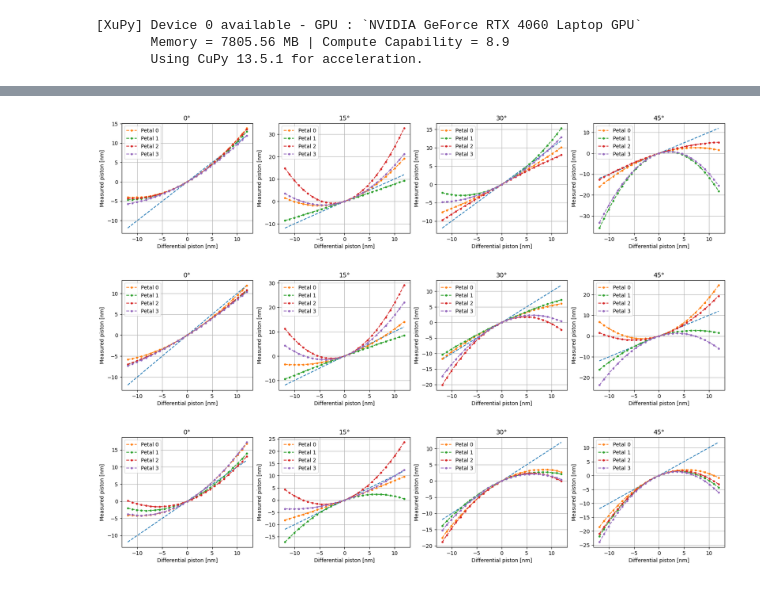
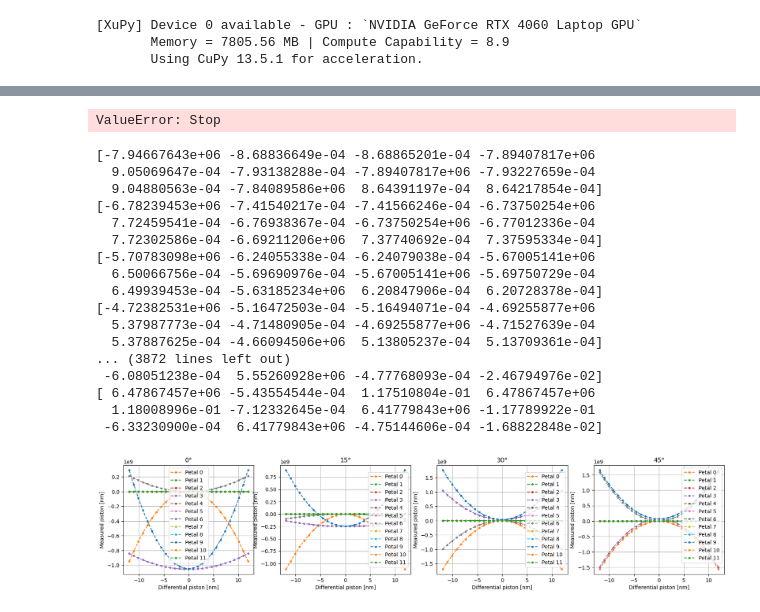
Before and after one commit to ArcetriAdaptiveOptics/ekarus, a Jupyter notebook: ekarus/notebooks/petalingSensitivity.ipynb, the cells around one changed output, grey strips where cells are left out. Cells and saved outputs as stored; diff of their text form; code cells hidden in the pictures.

```diff
--- a/ekarus/notebooks/petalingSensitivity.ipynb
+++ b/ekarus/notebooks/petalingSensitivity.ipynb
@@ -79,9 +79,10 @@ detector_shape = (256,256)
 ccd = Detector(detector_shape=detector_shape)
 
 # Slope computer
-pars = {'modulationInLambdaOverD':3}
+pars = {'modulationInLambdaOverD':0}
 sc = SlopeComputer(wfs, ccd, pars)
-sc.calibrate_sensor(tn='', prefix_str='', recompute=True, zero_phase=(1-cmask), lambdaOverD=lambdaOverD, Npix=64, centerObscurationInPixels=0.0)
+sc.calibrate_sensor(tn='', prefix_str='pyr_', recompute=True, zero_phase=(1-cmask), lambdaOverD=lambdaOverD, Npix=64, centerObscurationInPixels=0.0)
+sc._wfs.set_modulation_angle(0.0)
 # %% [output]
 Modulating 3 [lambda/D] with 20 modulation steps
 Defining the detector subaperture masks ...
@@ -113,7 +136,10 @@ plt.imshow(xp.asnumpy(aperture45),origin='lower',cmap='gray')
 # %%
-print(petals45.shape,petals00.shape,petals30.shape,petals15.shape)
-
-plt.figure()
-plt.imshow(masked_array(xp.asnumpy(petals15),mask=xp.asnumpy(aperture15)),origin='lower')
-plt.colorbar()
+QPTT = make_qptt_base(petals15)
+plt.figure(figsize=(10,12))
+for j in range(xp.shape(QPTT)[0]):
+    plt.subplot(4,3,j+1)
+    shape = reshape_on_mask(QPTT[j,:], aperture15)
+    plt.imshow(masked_array(xp.asnumpy(shape),mask=xp.asnumpy(aperture15)),origin='lower',cmap='Reds',vmin=-4,vmax=4)
+    plt.axis('off')
+    plt.colorbar()
 # %% [output]
@@ -122,0 +244,24 @@ plt.colorbar()
+# %%
+rad2nm = lambdaInM/(2*xp.pi)*1e+9
+qptt = make_qptt_base(petals15)
+aperture = 1-aperture15
+IM = calibrate_petal_im(aperture, qptt, amp=0.02, method='raw_intensity')
+Rec = xp.linalg.pinv(IM)
+plt.figure()
+plt.imshow(xp.asnumpy(IM.T @ IM))
+plt.colorbar()
+# plt.plot(xp.asnumpy(xp.diag(IM.T @ IM)))
+# plt.xscale('log')
+# plt.yscale('log')
+# plt.grid()
+# meas_amps, amp_vec = get_petal_sensitivity(aperture, qptt, Rec, amp=0.1)
+
+# plt.figure()
+# plt.plot(xp.asnumpy(amp_vec)*rad2nm,xp.asnumpy(amp_vec)*rad2nm,'--')
+# for j in range(meas_amps.shape[0]):
+#     plt.plot(xp.asnumpy(amp_vec)*rad2nm,xp.asnumpy(meas_amps[j,:]-meas_amps[j,14])*rad2nm,'--.',label=f'Petal {j:1.0f}')
+# plt.grid()
+
+plt.figure()
+plt.imshow(xp.asnumpy(ccd.last_frame),cmap='RdGy',origin='lower')
+plt.colorbar()
@@ -123 +280,7 @@ plt.colorbar()
+# %%
+
+
+raise ValueError('Stop')
+# %% [output]
+ValueError: Stop
 # %%
@@ -187,15 +314,26 @@ def plot_petal_response(petal_ids_list:list, method, max_amp:float, title_str_li
         if title_str_list is not None:
             plt.title(title_str_list[k])
 # %%
-plot_petal_response([petals00,petals15,petals30,petals45], method='slopes', max_amp=0.1, title_str_list=['0°','15°','30°','45°'])
+plot_petal_response([petals00,petals15,petals30,petals45], [aperture00,aperture15,aperture30,aperture45], method='slopes', max_amp=0.1, title_str_list=['0°','15°','30°','45°'])
 # %% [output]
+[-7.94667643e+06 -8.68836649e-04 -8.68865201e-04 -7.89407817e+06
+  9.05069647e-04 -7.93138288e-04 -7.89407817e+06 -7.93227659e-04
+  9.04880563e-04 -7.84089586e+06  8.64391197e-04  8.64217854e-04]
+[-6.78239453e+06 -7.41540217e-04 -7.41566246e-04 -6.73750254e+06
+  7.72459541e-04 -6.76938367e-04 -6.73750254e+06 -6.77012336e-04
+  7.72302586e-04 -6.69211206e+06  7.37740692e-04  7.37595334e-04]
+[-5.70783098e+06 -6.24055338e-04 -6.24079038e-04 -5.67005141e+06
+  6.50066756e-04 -5.69690976e-04 -5.67005141e+06 -5.69750729e-04
+  6.49939453e-04 -5.63185234e+06  6.20847906e-04  6.20728378e-04]
+[-4.72382531e+06 -5.16472503e-04 -5.16494071e-04 -4.69255877e+06
+  5.37987773e-04 -4.71480905e-04 -4.69255877e+06 -4.71527639e-04
+  5.37887625e-04 -4.66094506e+06  5.13805237e-04  5.13709361e-04]
+... (3872 lines left out)
+ -6.08051238e-04  5.55260928e+06 -4.77768093e-04 -2.46794976e-02]
+[ 6.47867457e+06 -5.43554544e-04  1.17510804e-01  6.47867457e+06
+  1.18008996e-01 -7.12332645e-04  6.41779843e+06 -1.17789922e-01
+ -6.33230900e-04  6.41779843e+06 -4.75144606e-04 -1.68822848e-02]
-[figure, old version]
+[figure, new version]
-# %%
-plot_petal_response([petals00,petals15,petals30,petals45], method='diagonal_slopes', max_amp=0.1, title_str_list=['0°','15°','30°','45°'])
-# %% [output]
-[figure, removed]
 # %%
-plot_petal_response([petals00,petals15,petals30,petals45], method='raw_intensity', max_amp=0.1, title_str_list=['0°','15°','30°','45°'])
+# plot_petal_response([petals00,petals15,petals30,petals45],[aperture00,aperture15,aperture30,aperture45], method='raw_intensity', max_amp=0.1, title_str_list=['0°','15°','30°','45°'])
-# %% [output]
-[figure, removed]
 # %%
```
Also changed, not shown: parts of 17 cells of this notebook, 6 other files.
